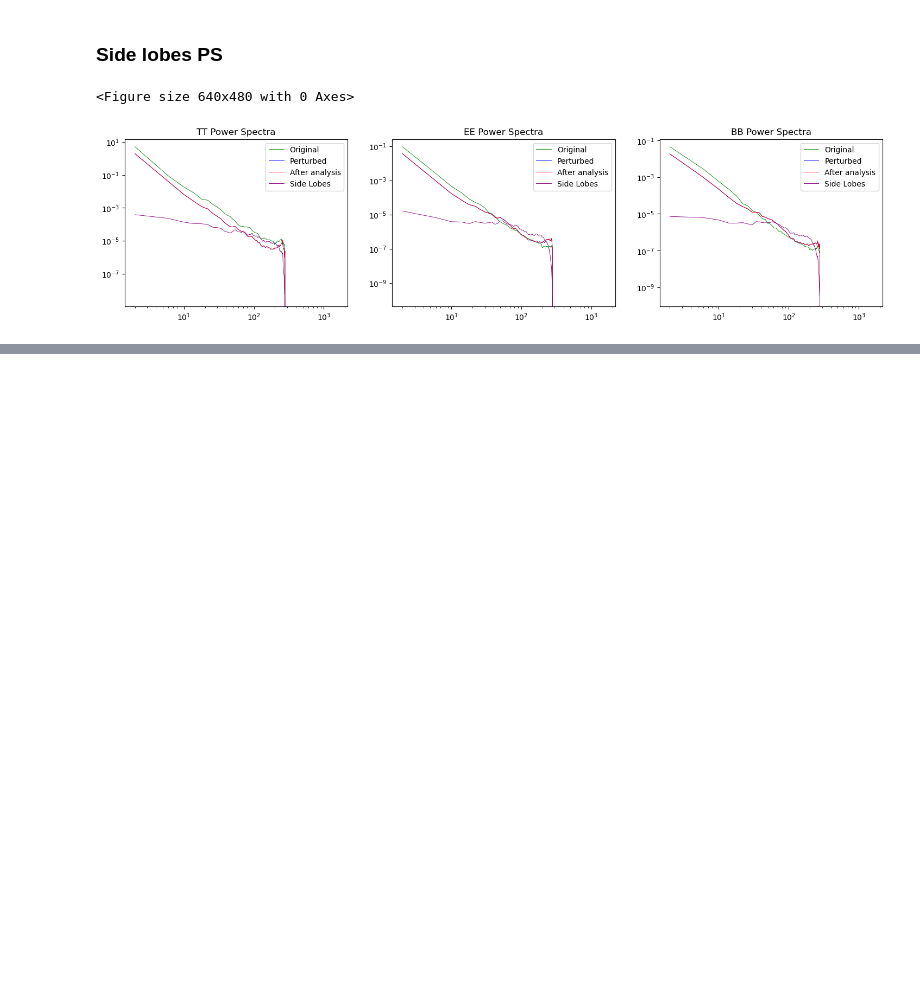
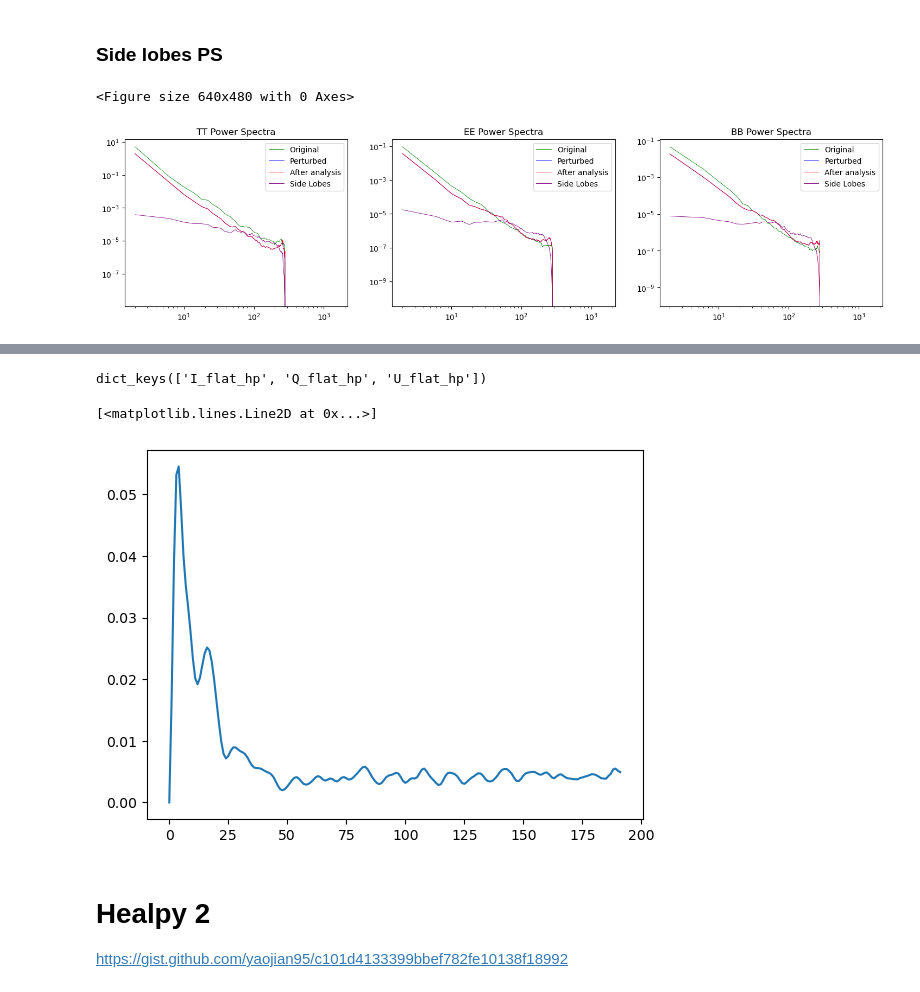
Before and after one commit to racheleguidettii/MastersThesis, a Jupyter notebook: PySMmaps/Patch_pysm.ipynb, the cells around one changed output, grey strips where cells are left out. Drawn from its saved outputs; the diff is of its cells as text; code cells hidden in the pictures; blank space fills up the shorter version.

Commit message:
Namaster vs Healpy

```diff
--- a/PySMmaps/Patch_pysm.ipynb
+++ b/PySMmaps/Patch_pysm.ipynb
@@ -1106,0 +1086,36 @@ plt.show()
+# %%
+# torno in 1D per I_deconv, Q_deconv, U_deconv
+
+flatten_hp = {}
+
+for map_type in types:
+        map_name = f"{map_type}_deconv"
+        map_data = globals()[map_name]
+        variable_prefix = f"{map_type}_deconv"
+
+        new_map = np.zeros_like(I40)
+        new_map[idx] = map_data.flatten()
+
+        flatten_hp[f"{map_type}_flat_hp"] = new_map
+
+
+flatten_hp.keys()
+# %% [output]
+dict_keys(['I_flat_hp', 'Q_flat_hp', 'U_flat_hp'])
+# %%
+array_hp = np.array([flatten_hp['I_flat_hp'], flatten_hp['Q_flat_hp'], flatten_hp['U_flat_hp']])
+cls_hp = hp.anafast(array_hp)
+# TT, EE, BB, TE, EB, TB
+
+TT_hp = cls_hp[0]
+EE_hp = cls_hp[1]
+BB_hp = cls_hp[2]
+# %%
+ells = np.arange(len(TT_hp))
+plt.plot(ells, ells*(ells+1)/2/np.pi*TT_hp)
+# %% [output]
+[<matplotlib.lines.Line2D at 0x...>]
+[figure, added]
+# %% [markdown]
+# Healpy 2
+https://gist.github.com/yaojian95/c101d4133399bbef782fe10138f18992
```
Also changed, not shown: parts of 14 cells of this notebook.
